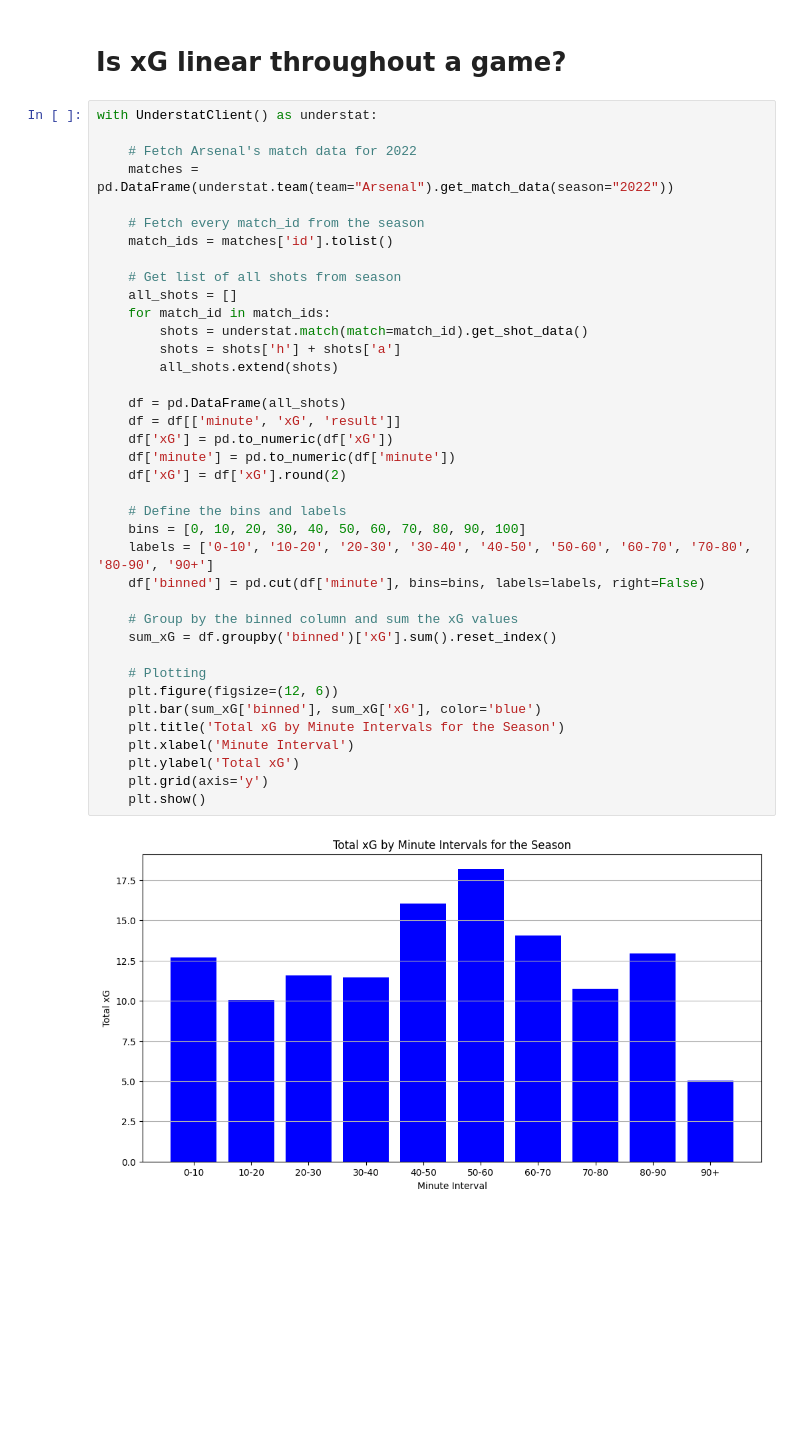
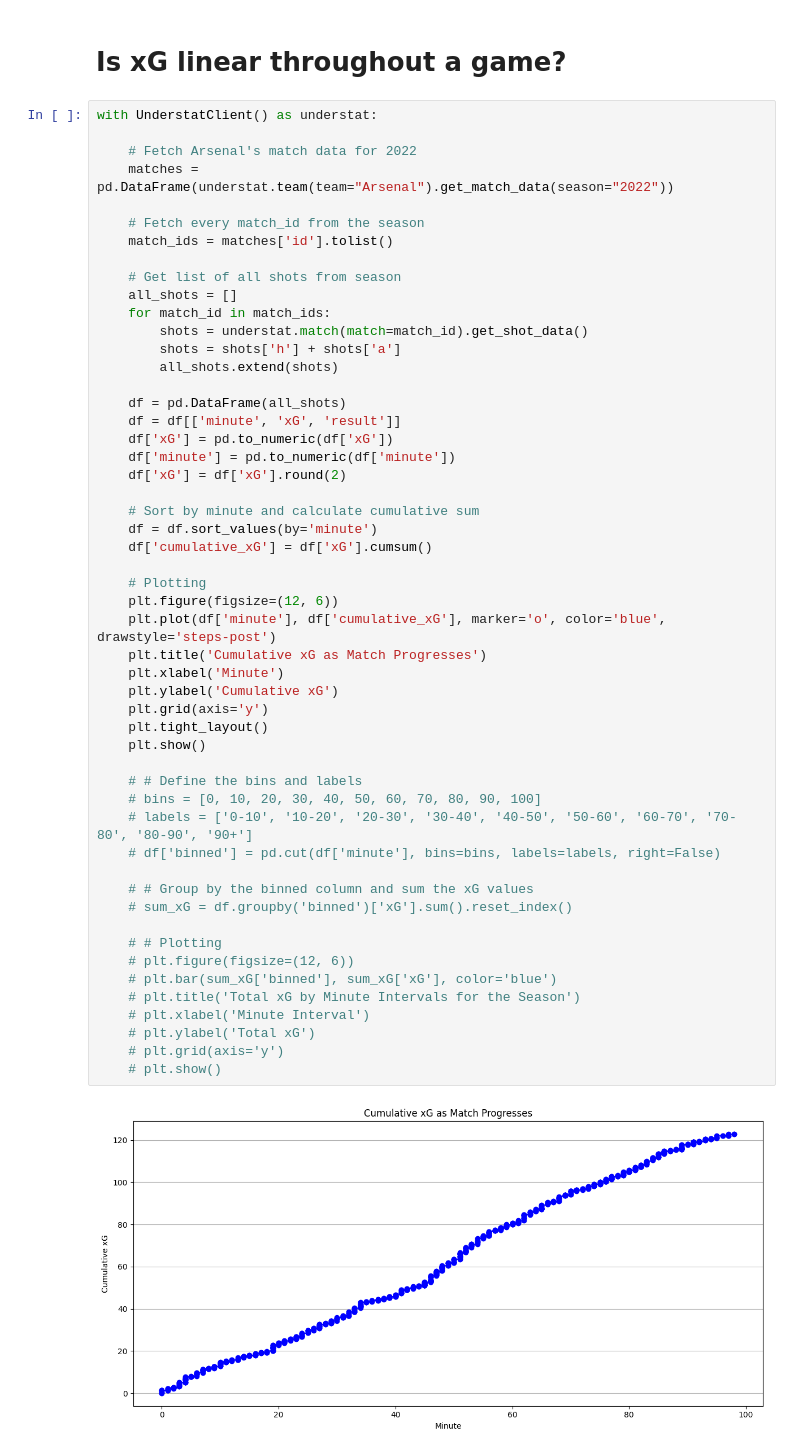
Before and after one commit to arijul2/UnderstatExploration, a Jupyter notebook: Understat_Analysis.ipynb, the cells around one changed output. Drawn from its saved outputs; the diff is of its cells as text; blank space fills up the shorter version.

Commit message:
changed bar chart to line

```diff
--- a/Understat_Analysis.ipynb
+++ b/Understat_Analysis.ipynb
@@ -194,40 +194,54 @@ plot_player_shots(micki_id)
 # %%
 with UnderstatClient() as understat:
 
     # Fetch Arsenal's match data for 2022
     matches = pd.DataFrame(understat.team(team="Arsenal").get_match_data(season="2022"))
 
     # Fetch every match_id from the season
     match_ids = matches['id'].tolist()
 
     # Get list of all shots from season
     all_shots = []
     for match_id in match_ids:
         shots = understat.match(match=match_id).get_shot_data()
         shots = shots['h'] + shots['a']
         all_shots.extend(shots)
 
     df = pd.DataFrame(all_shots)
     df = df[['minute', 'xG', 'result']]
     df['xG'] = pd.to_numeric(df['xG'])
     df['minute'] = pd.to_numeric(df['minute'])
     df['xG'] = df['xG'].round(2)
 
-    # Define the bins and labels
-    bins = [0, 10, 20, 30, 40, 50, 60, 70, 80, 90, 100]
-    labels = ['0-10', '10-20', '20-30', '30-40', '40-50', '50-60', '60-70', '70-80', '80-90', '90+']
-    df['binned'] = pd.cut(df['minute'], bins=bins, labels=labels, right=False)
-
-    # Group by the binned column and sum the xG values
-    sum_xG = df.groupby('binned')['xG'].sum().reset_index()
+    # Sort by minute and calculate cumulative sum
+    df = df.sort_values(by='minute')
+    df['cumulative_xG'] = df['xG'].cumsum()
 
     # Plotting
     plt.figure(figsize=(12, 6))
-    plt.bar(sum_xG['binned'], sum_xG['xG'], color='blue')
-    plt.title('Total xG by Minute Intervals for the Season')
-    plt.xlabel('Minute Interval')
-    plt.ylabel('Total xG')
+    plt.plot(df['minute'], df['cumulative_xG'], marker='o', color='blue', drawstyle='steps-post')
+    plt.title('Cumulative xG as Match Progresses')
+    plt.xlabel('Minute')
+    plt.ylabel('Cumulative xG')
     plt.grid(axis='y')
+    plt.tight_layout()
     plt.show()
+
+    # # Define the bins and labels
+    # bins = [0, 10, 20, 30, 40, 50, 60, 70, 80, 90, 100]
+    # labels = ['0-10', '10-20', '20-30', '30-40', '40-50', '50-60', '60-70', '70-80', '80-90', '90+']
+    # df['binned'] = pd.cut(df['minute'], bins=bins, labels=labels, right=False)
+
+    # # Group by the binned column and sum the xG values
+    # sum_xG = df.groupby('binned')['xG'].sum().reset_index()
+
+    # # Plotting
+    # plt.figure(figsize=(12, 6))
+    # plt.bar(sum_xG['binned'], sum_xG['xG'], color='blue')
+    # plt.title('Total xG by Minute Intervals for the Season')
+    # plt.xlabel('Minute Interval')
+    # plt.ylabel('Total xG')
+    # plt.grid(axis='y')
+    # plt.show()
 # %% [output]
-[figure, old version]
+[figure, new version]
```
